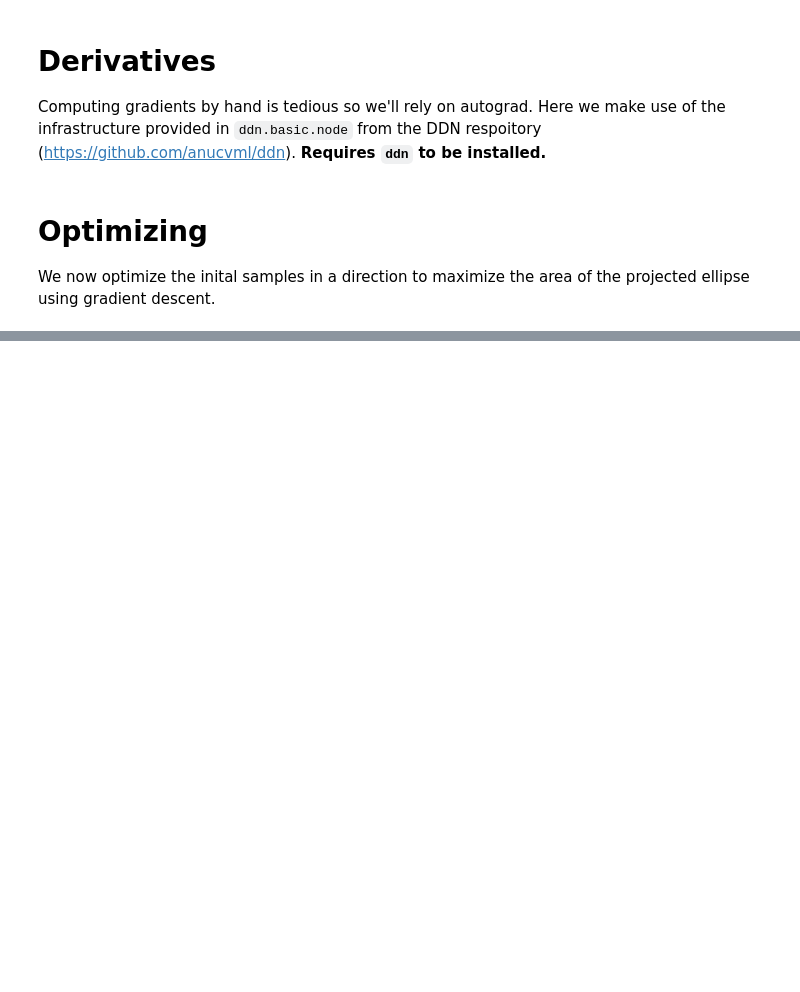
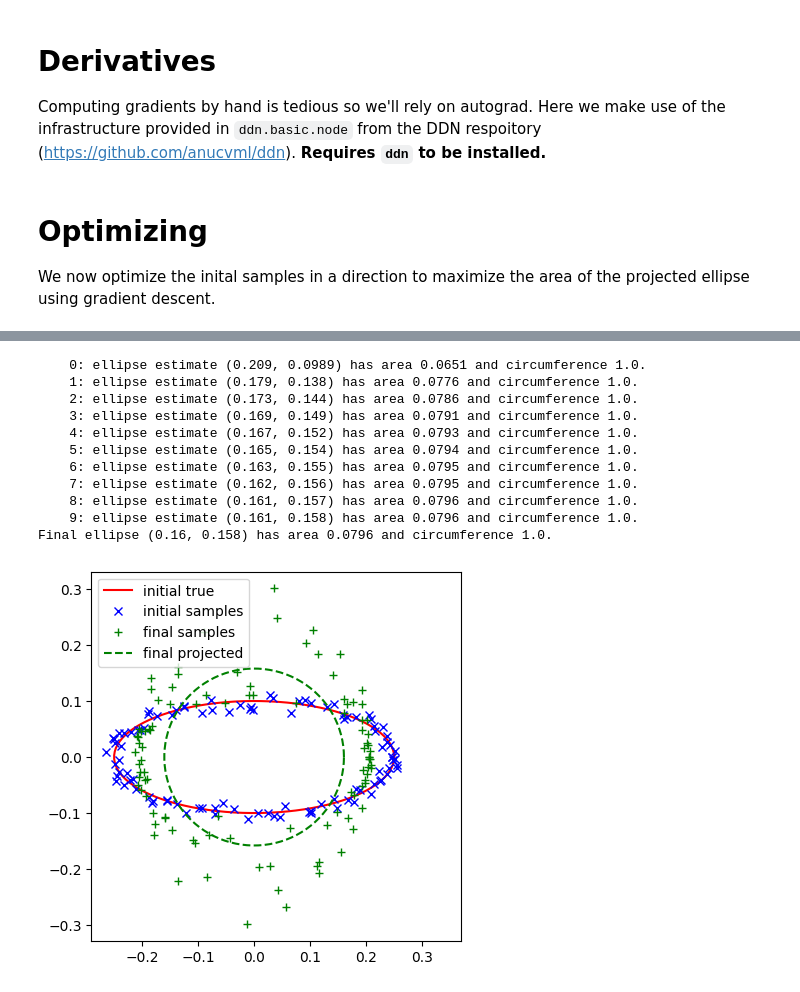
Before and after one commit to jeffreybliang/honours, a Jupyter notebook: src/surface_projection_torch.ipynb, the cells around one changed output, grey strips where cells are left out. Drawn from its saved outputs; the diff is of its cells as text; code cells hidden in the pictures; blank space fills up the shorter version.

```diff
--- a/src/surface_projection_torch.ipynb
+++ b/src/surface_projection_torch.ipynb
@@ -335,0 +310,65 @@ tensor([[0.5000, 0.5000],
+# %%
+node = EllipseConstrainedProjectionNode(m)
+
+class EllipseConstrainedProjectionFunction(DeclarativeFunction):
+    def __init__(self, *args, **kwargs):
+        super().__init__(*args, **kwargs)
+
+class SqrtProductLoss(nn.Module):
+    def __init__(self):
+        super().__init__()
+
+    def forward(self, input):
+        return torch.sqrt(input[:,0] * input[:, 1])
+
+y_init = EllipseConstrainedProjectionFunction.apply(node, x_init)
+sqrt_prod_loss = SqrtProductLoss()
+history = [y_init]
+x = x_init.clone().detach().requires_grad_(True)
+torch_opt = torch.optim.SGD([x], lr=0.01)
+
+for i in range(10):
+    torch_opt.zero_grad(set_to_none=True)
+    y = EllipseConstrainedProjectionFunction.apply(node, x)
+    history.append(y.detach().clone())
+    if True:
+        u = fit_ellipse(x.view(n_batches, 2, -1))
+        a_hat = math.sqrt(1.0 / u[:,0])
+        b_hat = math.sqrt(1.0 / u[:,1])
+        print("{:5d}: ellipse estimate ({:0.3}, {:0.3}) has area {:0.3} and circumference {:0.3}.".format(i, a_hat, b_hat, ellipse_area(a_hat, b_hat), ellipse_circum(a_hat, b_hat)))
+    loss = sqrt_prod_loss(y)
+    loss.backward()
+    torch_opt.step()
+
+# plot results
+plt.figure()
+#plt.semilogy(history, lw=2)
+
+plot_ellipse(a, b, 'r')
+plt.plot(data[0,0], data[0,1], 'bx')
+
+final_data = x.reshape(1, 2, -1).detach()
+plt.plot(final_data[0,0], final_data[0,1], 'g+')
+
+u = fit_ellipse(final_data)
+a_hat = math.sqrt(1.0 / u[:,0])
+b_hat = math.sqrt(1.0 / u[:,1])
+plot_ellipse(a_hat, b_hat, 'g--')
+
+print("Final ellipse ({:0.3}, {:0.3}) has area {:0.3} and circumference {:0.3}.".format(a_hat, b_hat, ellipse_area(a_hat, b_hat), ellipse_circum(a_hat, b_hat)))
+plt.axis('square')
+plt.legend(['initial true', 'initial samples', 'final samples', 'final projected'])
+plt.show()
+# %% [output]
+    0: ellipse estimate (0.209, 0.0989) has area 0.0651 and circumference 1.0.
+    1: ellipse estimate (0.179, 0.138) has area 0.0776 and circumference 1.0.
+    2: ellipse estimate (0.173, 0.144) has area 0.0786 and circumference 1.0.
+    3: ellipse estimate (0.169, 0.149) has area 0.0791 and circumference 1.0.
+    4: ellipse estimate (0.167, 0.152) has area 0.0793 and circumference 1.0.
+    5: ellipse estimate (0.165, 0.154) has area 0.0794 and circumference 1.0.
+    6: ellipse estimate (0.163, 0.155) has area 0.0795 and circumference 1.0.
+    7: ellipse estimate (0.162, 0.156) has area 0.0795 and circumference 1.0.
+    8: ellipse estimate (0.161, 0.157) has area 0.0796 and circumference 1.0.
+    9: ellipse estimate (0.161, 0.158) has area 0.0796 and circumference 1.0.
+Final ellipse (0.16, 0.158) has area 0.0796 and circumference 1.0.
+[figure, added]
```
Also changed, not shown: parts of 5 cells of this notebook, 1 other file.
